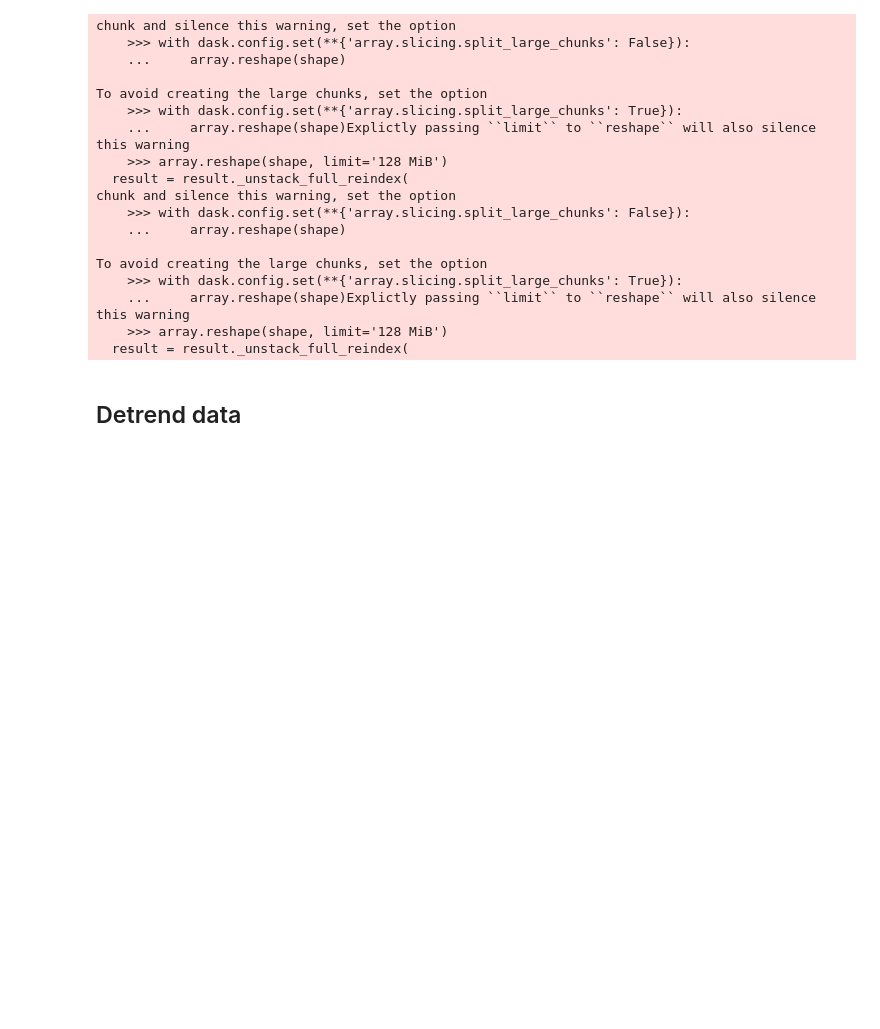
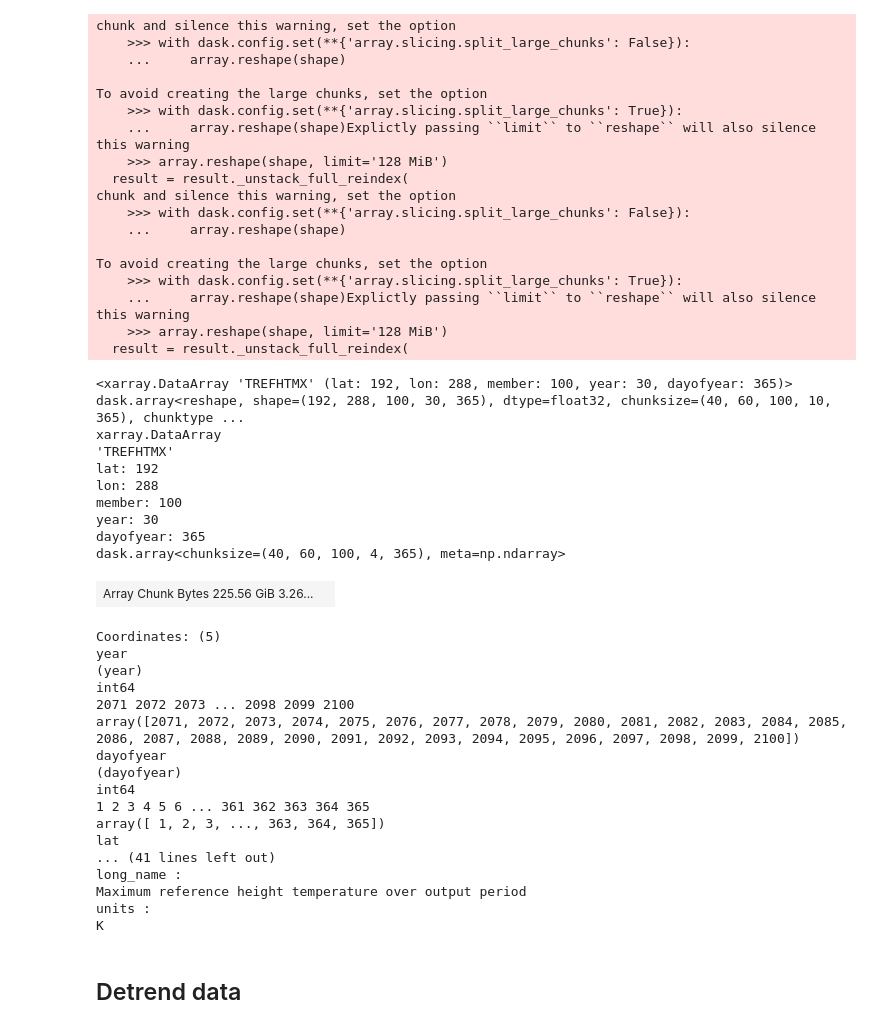
Before and after one commit to hrhampapura/moment_delta_mapping, a Jupyter notebook: lens_analysis/plots/Detrended/detrending.ipynb, the cells around one changed output. Cells and saved outputs as stored; diff of their text form; code cells hidden in the pictures; blank space fills up the shorter version.

```diff
--- a/lens_analysis/plots/Detrended/detrending.ipynb
+++ b/lens_analysis/plots/Detrended/detrending.ipynb
@@ -172,5 +172,35 @@ To avoid creating the large chunks, set the option
     ...     array.reshape(shape)Explictly passing ``limit`` to ``reshape`` will also silence this warning
     >>> array.reshape(shape, limit='128 MiB')
   result = result._unstack_full_reindex(
+# %%
+tdgeoc
+# %% [output]
+<xarray.DataArray 'TREFHTMX' (lat: 192, lon: 288, member: 100, year: 30, dayofyear: 365)> dask.array<reshape, shape=(192, 288, 100, 30, 365), dtype=float32, chunksize=(40, 60, 100, 10, 365), chunktype ...
+xarray.DataArray
+'TREFHTMX'
+lat: 192
+lon: 288
+member: 100
+year: 30
+dayofyear: 365
+dask.array<chunksize=(40, 60, 100, 4, 365), meta=np.ndarray>
+| Array Chunk Bytes 225.56 GiB 3.26... |  |
+Coordinates: (5)
+year
+(year)
+int64
+2071 2072 2073 ... 2098 2099 2100
+array([2071, 2072, 2073, 2074, 2075, 2076, 2077, 2078, 2079, 2080, 2081, 2082, 2083, 2084, 2085, 2086, 2087, 2088, 2089, 2090, 2091, 2092, 2093, 2094, 2095, 2096, 2097, 2098, 2099, 2100])
+dayofyear
+(dayofyear)
+int64
+1 2 3 4 5 6 ... 361 362 363 364 365
+array([ 1, 2, 3, ..., 363, 364, 365])
+lat
+... (41 lines left out)
+long_name :
+Maximum reference height temperature over output period
+units :
+K
 # %% [markdown]
 ## Detrend data
```
Also changed, not shown: parts of 16 cells of this notebook.
